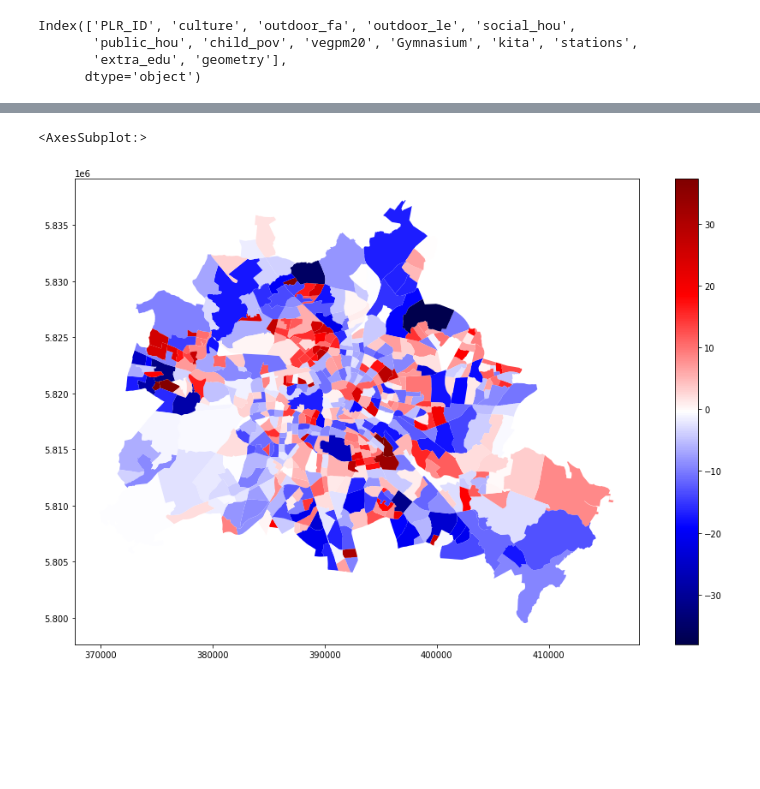
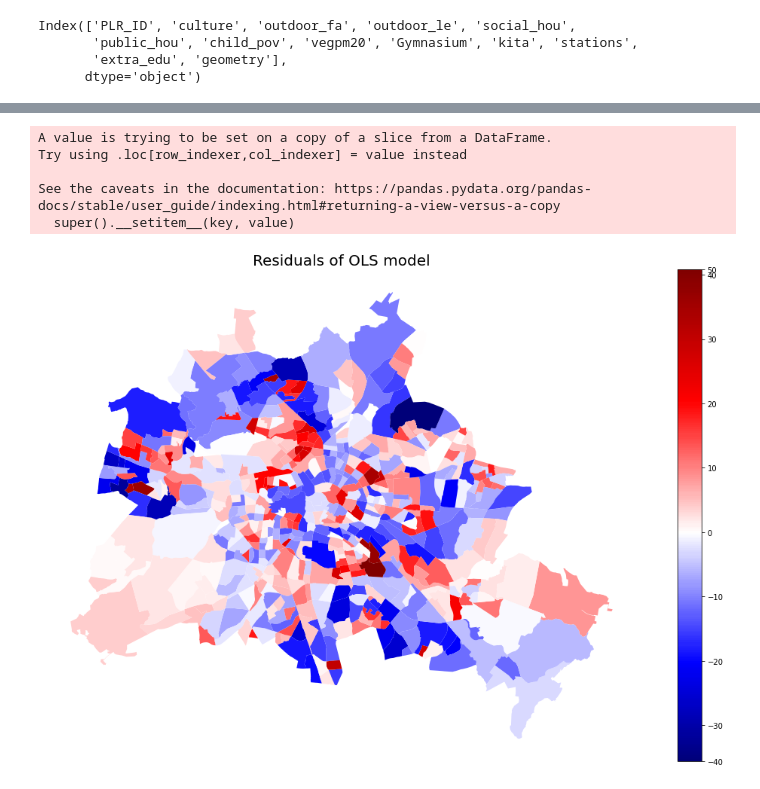
Before and after one commit to Safiaaaaa/YouthInTheCity, a Jupyter notebook: notebooks/safia-lag-model-infra.ipynb, the cells around one changed output, grey strips where cells are left out. Drawn from its saved outputs; the diff is of its cells as text; code cells hidden in the pictures; blank space fills up the shorter version.

```diff
--- a/notebooks/safia-lag-model-infra.ipynb
+++ b/notebooks/safia-lag-model-infra.ipynb
@@ -37,7 +38,7 @@ X = np.array([db.by_col(var) for var in x_names]).T
 # %%
 queen = libpysal.weights.Queen.from_dataframe(df)
 # %%
-inv_dist = libpysal.weights.DistanceBand.from_dataframe(df, 5000, geom_col='geometry', binary=False)
+inv_dist = libpysal.weights.DistanceBand.from_dataframe(df, 4300, geom_col='geometry', binary=False)
 # %%
 rook = libpysal.weights.Rook.from_dataframe(df)
 # %%
@@ -45,9 +46,10 @@ mllag = ML_Lag(y,
                    X,
                    name_x=columns,
                    name_y='child poverty',
-                   w=rook,
+                   w=inv_dist,
                    name_ds='infra_df',
-                   name_w='inv_dist')
+                   name_w='inv_dist',
+              method="full")
 # %%
 print(mllag.summary)
 # %% [output]
@@ -79,9 +101,13 @@ mse(df.child_pov, mllag.predy)
 # %%
 # Adding a resituals column to sample dataframe
-df['residuals_mllag'] = mlerror.u
+res = df[['PLR_ID', 'geometry']]
+res['residuals'] = mllag.u
 
 # plotting residuals - red = underestimation, blue = overestimation
-df.plot('residuals_mllag', figsize=(15,10), cmap= 'seismic', legend=True)
+#df.plot('residuals_mllag', figsize=(15,10), cmap= 'seismic', legend=True)
 # %% [output]
-<AxesSubplot:>
+A value is trying to be set on a copy of a slice from a DataFrame.
+Try using .loc[row_indexer,col_indexer] = value instead
+
+See the caveats in the documentation: https://pandas.pydata.org/pandas-docs/stable/user_guide/indexing.html#returning-a-view-versus-a-copy
+  super().__setitem__(key, value)
-[figure, removed]
@@ -87,0 +116,23 @@ df.plot('residuals_mllag', figsize=(15,10), cmap= 'seismic', legend=True)
+# %%
+class MidpointNormalize(mpl.colors.Normalize):
+    def __init__(self, vmin, vmax, midpoint=0, clip=False):
+        self.midpoint = midpoint
+        mpl.colors.Normalize.__init__(self, vmin, vmax, clip)
+    def __call__(self, value, clip=None):
+        normalized_min = max(0, 1 / 2 * (1 - abs((self.midpoint - self.vmin) / (self.midpoint - self.vmax))))
+        normalized_max = min(1, 1 / 2 * (1 + abs((self.vmax - self.midpoint) / (self.midpoint - self.vmin))))
+        normalized_mid = 0.5
+        x, y = [self.vmin, self.midpoint, self.vmax], [normalized_min, normalized_mid, normalized_max]
+        return np.ma.masked_array(np.interp(value, x, y))
+#here goes residuals column
+vals = res.residuals
+vmin = min(res.residuals)
+vmax = max(res.residuals)
+norm = MidpointNormalize(vmin=vmin, vmax=vmax, midpoint=0)
+ax = res.plot(figsize = (18,12), column='residuals', cmap='seismic', norm=norm, legend=True)
+ax.axis('off')
+ax.set_title('Residuals of OLS model', fontsize=20)
+#plt.savefig(fname='plots/ols_residuals.svg',transparent=False, bbox_inches="tight")
+plt.show()
+# %% [output]
+[figure, added]
```
Also changed, not shown: parts of 14 cells of this notebook, 2 other files.
